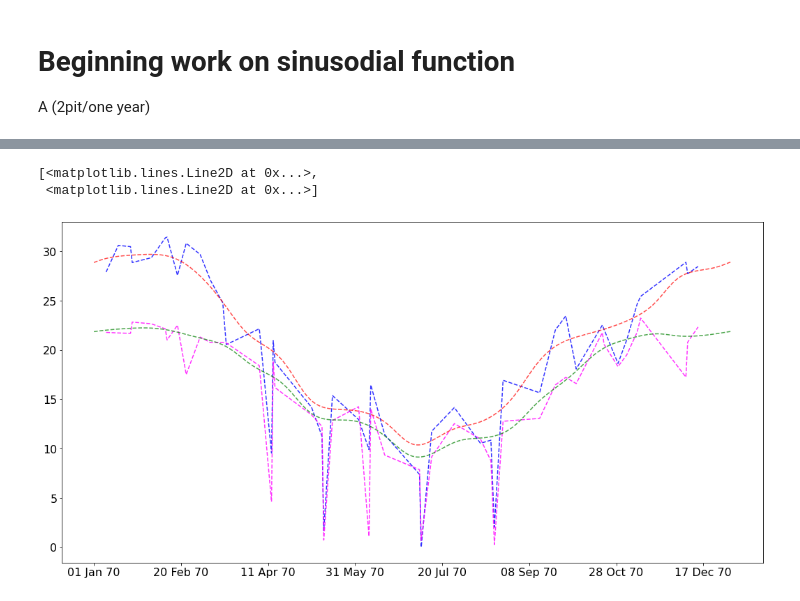
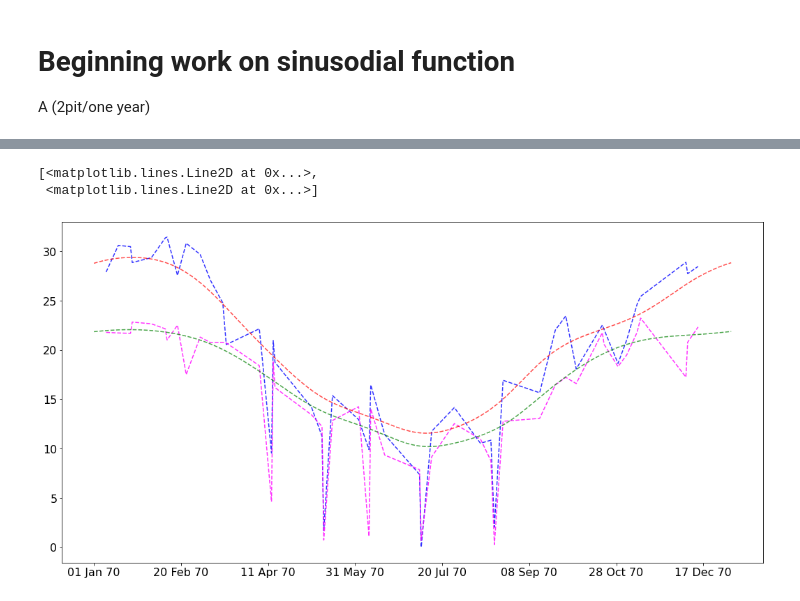
Before and after one commit to SalishSeaCast/analysis-keegan, a Jupyter notebook: notebooks/Evaluations/Timeseries_Base_Puget_Evaluation.ipynb, the cells around one changed output, grey strips where cells are left out. Saved outputs shown, nothing was run; the diff lists cells and outputs as text; code cells hidden in the pictures.

```diff
--- a/notebooks/Evaluations/Timeseries_Base_Puget_Evaluation.ipynb
+++ b/notebooks/Evaluations/Timeseries_Base_Puget_Evaluation.ipynb
@@ -499,7 +499,7 @@ start_date=dt.datetime(year,1,1)
 end_date=dt.datetime(year,12,31)
 
 fig,ax=plt.subplots(1,1,figsize=(19,8))
-ket.tsertser_graph(ax,data,obsvar,modvar,start_date,end_date,'Z',(10,22),'z','m')
+ket.tsertser_graph(ax,data,obsvar,modvar,start_date,end_date)
 #ket.ts_trendline(ax,data,obsvar,modvar,start_date,end_date)
-ps=ket.sin_trendline(ax,data,obsvar,modvar,start_date,end_date,'Z',(10,22),'z','m')
+ps=ket.sin_trendline(ax,data,obsvar,modvar,start_date,end_date)
 # %% [output]
@@ -558,10 +531,10 @@ def ts_avg_line(ax,df,obsvar,modvar,start_date,end_date,region='',sepvar='',sepv
 # %%
 fig, ax=plt.subplots(1,1,figsize=(18,9))
 start_date=0
 end_date=365
 ts_avg_line(ax,data,obsvar,modvar,start_date,end_date)
-ket.ts_gsmooth_line(ax,data,obsvar,modvar,dt.datetime(year,1,1),dt.datetime(year,12,31),30,ocols=['red'],mcols=['green'])
+ket.ts_gsmooth_line(ax,data,obsvar,modvar,dt.datetime(year,1,1),dt.datetime(year,12,31),50,ocols=['red'],mcols=['green'])
 # %% [output]
 [<matplotlib.lines.Line2D at 0x...>,
  <matplotlib.lines.Line2D at 0x...>]
-[figure, old version]
+[figure, new version]
```
Also changed, not shown: parts of 2 cells of this notebook, 5 other files.
